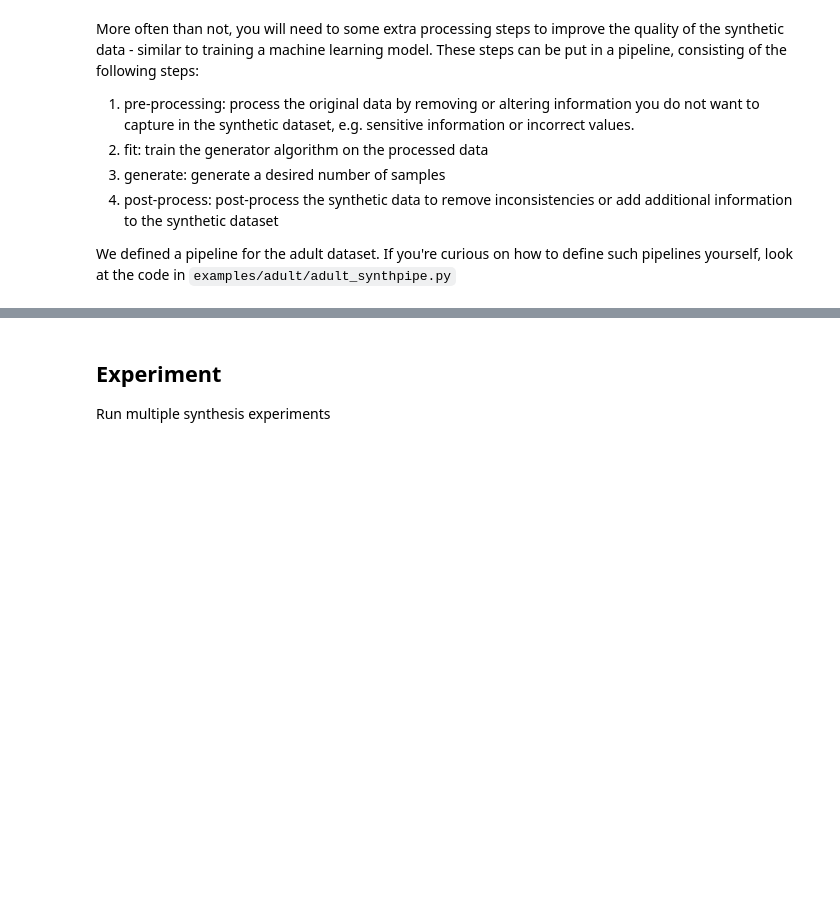
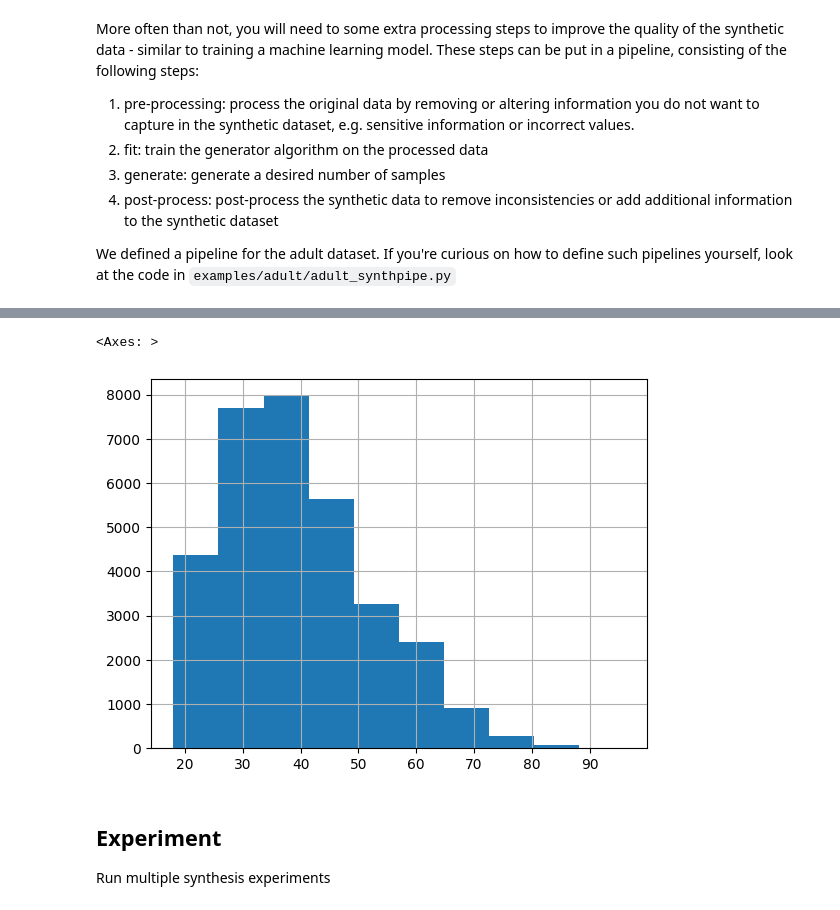
Before and after one commit to gsel9/crn-synth, a Jupyter notebook: examples/adult/000_generate_synthetic_data_adult.ipynb, the cells around one changed output, grey strips where cells are left out. Drawn from its saved outputs; the diff is of its cells as text; code cells hidden in the pictures; blank space fills up the shorter version.

Commit message:
add numeric generalization class

```diff
--- a/examples/adult/000_generate_synthetic_data_adult.ipynb
+++ b/examples/adult/000_generate_synthetic_data_adult.ipynb
@@ -153,0 +155,6 @@ Synthetic Data Generated
+# %%
+from crnsynth2.process.generalize_mech import NumericGeneralizationMech
+
+num_gen_mech = NumericGeneralizationMech(column='age', epsilon=0.1, bins=5, bounds=(18, 99), inverse='truncated_normal', ignore_nan=True, random_state=RANDOM_STATE)
+df_gen = num_gen_mech.fit_transform(df)
+df_gen
@@ -153,0 +179,2 @@ Synthetic Data Generated
+# %%
+df_inv = num_gen_mech.inverse_transform(df_gen)
@@ -154,3 +186,8 @@ Synthetic Data Generated
+# %%
+df_inv.age.hist()
+# %% [output]
+<Axes: >
+[figure, added]
 # %% [markdown]
 ## Experiment
 Run multiple synthesis experiments
```
Also changed, not shown: parts of 7 cells of this notebook, 2 other files.
